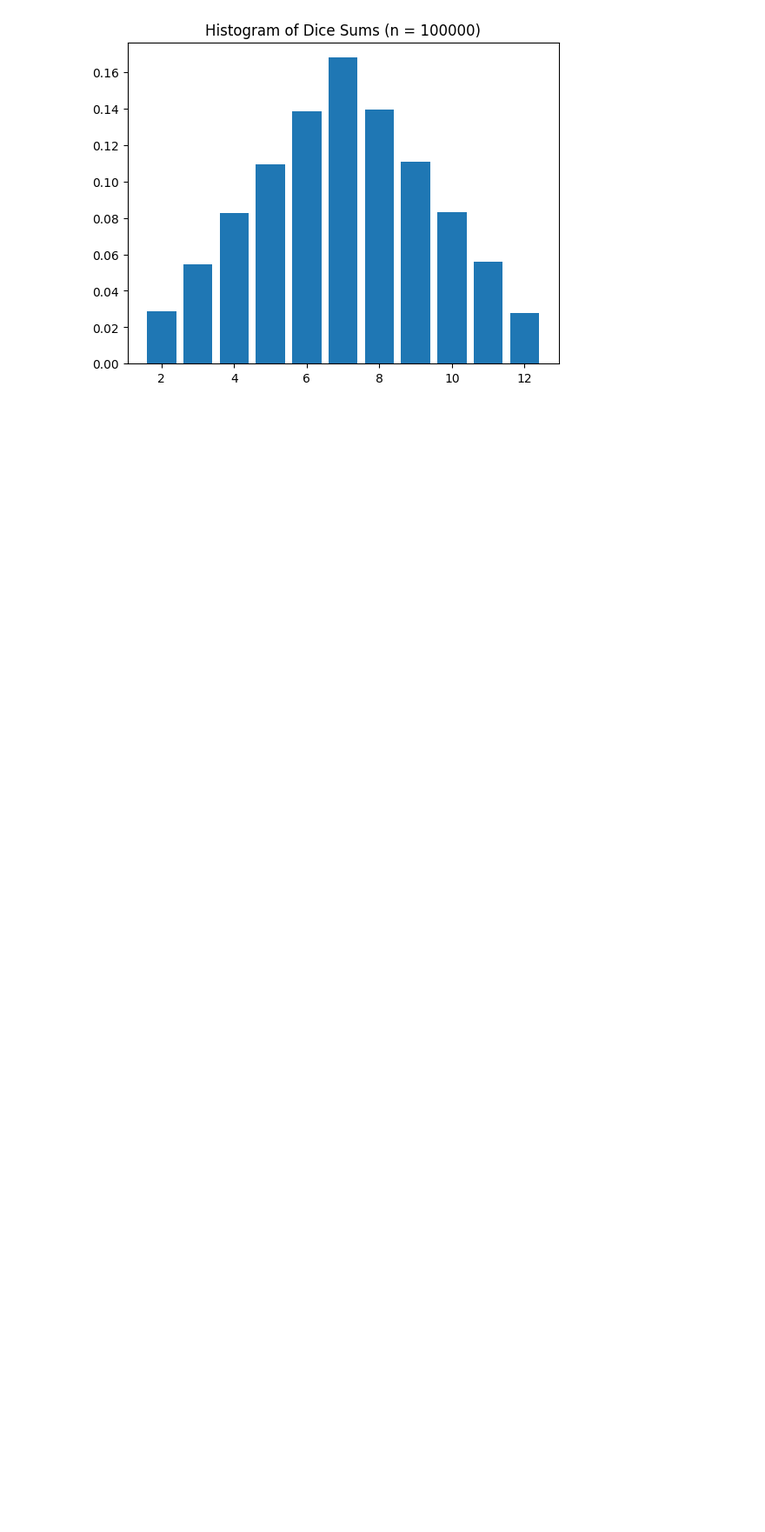
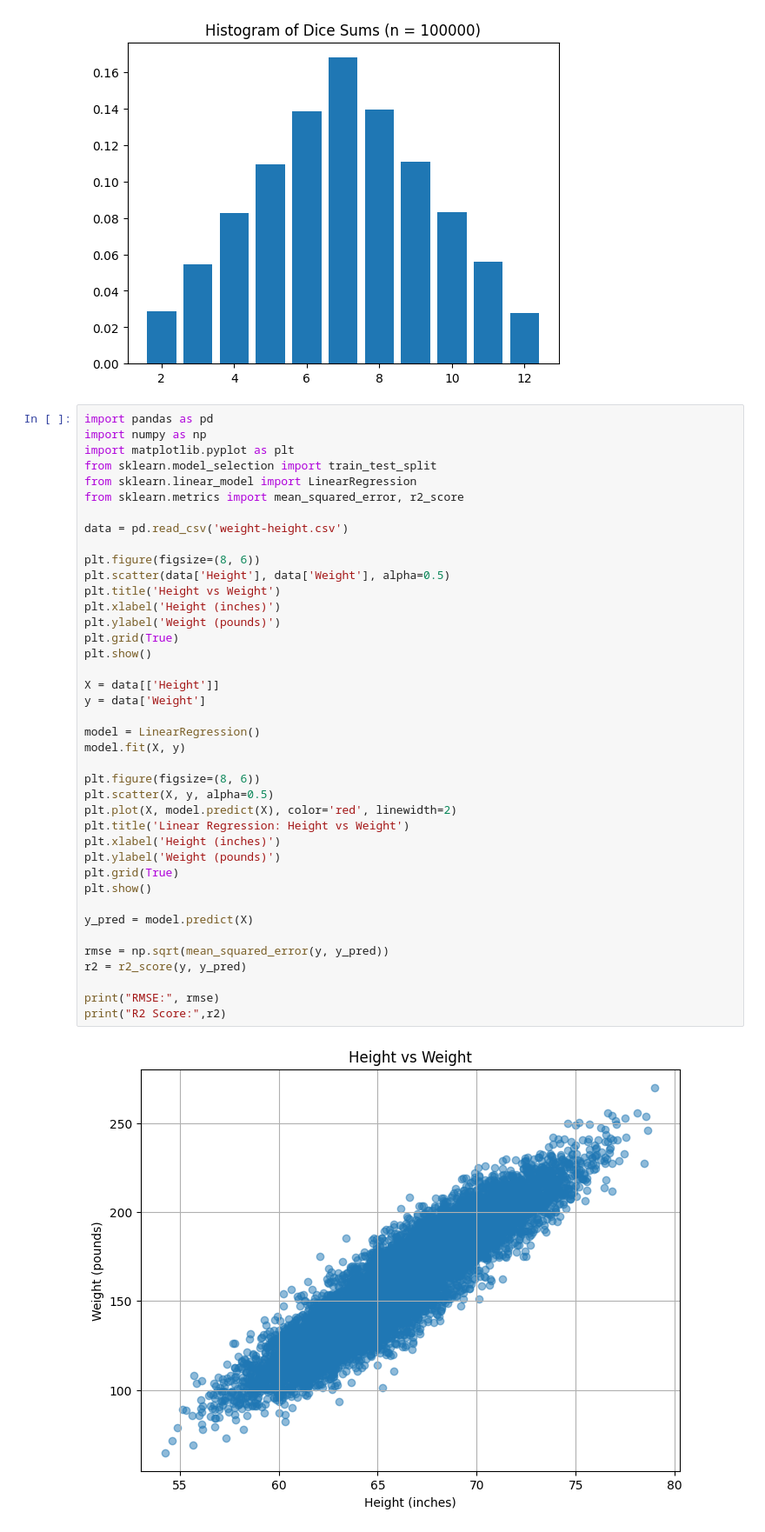
Before and after one commit to Rajwinder03334/ASSIGNMENT25-01-2024, a Jupyter notebook: assignment3.ipynb, the cells around one changed output. Shown: that part at 87% size. Cells and saved outputs as stored; diff of their text form; blank space fills up the shorter version.

```diff
--- a/assignment3.ipynb
+++ b/assignment3.ipynb
@@ -33,3 +33,45 @@ for n in n_values:
 [figure]
 [figure]
 [figure]
+# %%
+import pandas as pd
+import numpy as np
+import matplotlib.pyplot as plt
+from sklearn.model_selection import train_test_split
+from sklearn.linear_model import LinearRegression
+from sklearn.metrics import mean_squared_error, r2_score
+
+data = pd.read_csv('weight-height.csv')
+
+plt.figure(figsize=(8, 6))
+plt.scatter(data['Height'], data['Weight'], alpha=0.5)
+plt.title('Height vs Weight')
+plt.xlabel('Height (inches)')
+plt.ylabel('Weight (pounds)')
+plt.grid(True)
+plt.show()
+
+X = data[['Height']]
+y = data['Weight']
+
+model = LinearRegression()
+model.fit(X, y)
+
+plt.figure(figsize=(8, 6))
+plt.scatter(X, y, alpha=0.5)
+plt.plot(X, model.predict(X), color='red', linewidth=2)
+plt.title('Linear Regression: Height vs Weight')
+plt.xlabel('Height (inches)')
+plt.ylabel('Weight (pounds)')
+plt.grid(True)
+plt.show()
+
+y_pred = model.predict(X)
+
+rmse = np.sqrt(mean_squared_error(y, y_pred))
+r2 = r2_score(y, y_pred)
+
+print("RMSE:", rmse)
+print("R2 Score:",r2)
+# %% [output]
+[figure, added]
```
Also changed, not shown: parts of 2 cells of this notebook.
